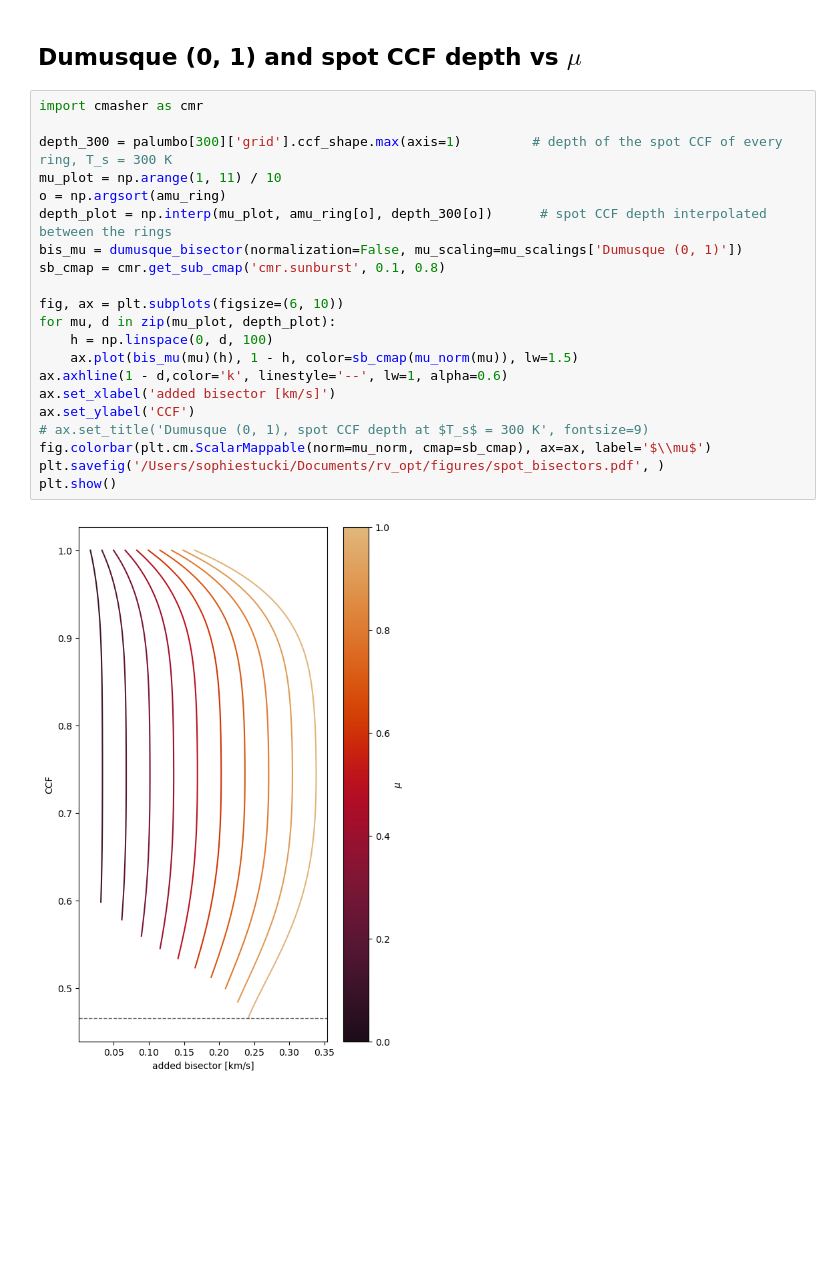
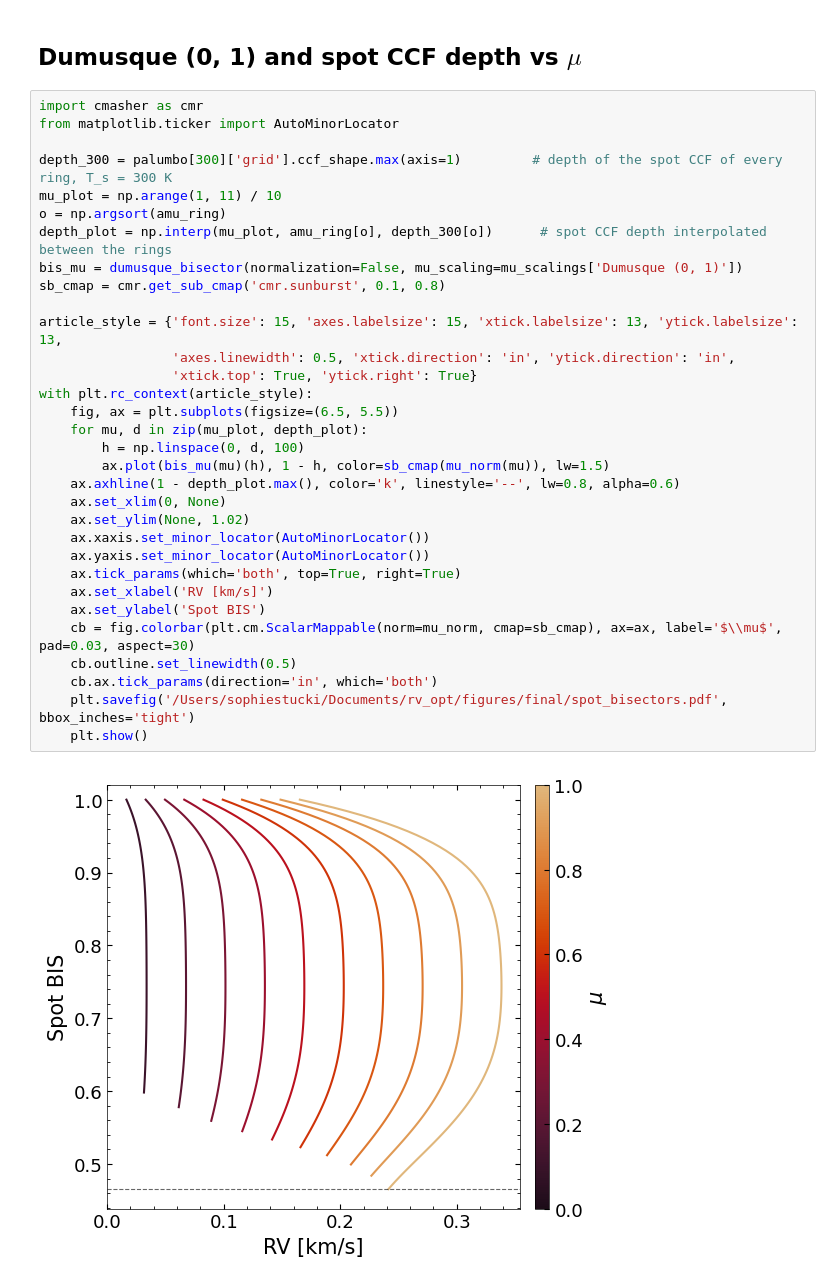
Before and after one commit to sophiestucki/sunsim, a Jupyter notebook: analysis/spot_dumusque_mu.ipynb, the cells around one changed output. Drawn from its saved outputs; the diff is of its cells as text; blank space fills up the shorter version.

```diff
--- a/analysis/spot_dumusque_mu.ipynb
+++ b/analysis/spot_dumusque_mu.ipynb
@@ -553,24 +553,35 @@ spot 1100 K, Dumusque (0, 1)     48.516      9.204     39.558
 ## Dumusque (0, 1) and spot CCF depth vs $\mu$
 # %%
 import cmasher as cmr
+from matplotlib.ticker import AutoMinorLocator
 
 depth_300 = palumbo[300]['grid'].ccf_shape.max(axis=1)         # depth of the spot CCF of every ring, T_s = 300 K
 mu_plot = np.arange(1, 11) / 10
 o = np.argsort(amu_ring)
 depth_plot = np.interp(mu_plot, amu_ring[o], depth_300[o])      # spot CCF depth interpolated between the rings
 bis_mu = dumusque_bisector(normalization=False, mu_scaling=mu_scalings['Dumusque (0, 1)'])
 sb_cmap = cmr.get_sub_cmap('cmr.sunburst', 0.1, 0.8)
 
-fig, ax = plt.subplots(figsize=(6, 10))
-for mu, d in zip(mu_plot, depth_plot):
-    h = np.linspace(0, d, 100)
-    ax.plot(bis_mu(mu)(h), 1 - h, color=sb_cmap(mu_norm(mu)), lw=1.5)
-ax.axhline(1 - d,color='k', linestyle='--', lw=1, alpha=0.6)
-ax.set_xlabel('added bisector [km/s]')
-ax.set_ylabel('CCF')
-# ax.set_title('Dumusque (0, 1), spot CCF depth at $T_s$ = 300 K', fontsize=9)
-fig.colorbar(plt.cm.ScalarMappable(norm=mu_norm, cmap=sb_cmap), ax=ax, label='$\\mu$')
-plt.savefig('/Users/sophiestucki/Documents/rv_opt/figures/spot_bisectors.pdf', )
-plt.show()
+article_style = {'font.size': 15, 'axes.labelsize': 15, 'xtick.labelsize': 13, 'ytick.labelsize': 13,
+                 'axes.linewidth': 0.5, 'xtick.direction': 'in', 'ytick.direction': 'in',
+                 'xtick.top': True, 'ytick.right': True}
+with plt.rc_context(article_style):
+    fig, ax = plt.subplots(figsize=(6.5, 5.5))
+    for mu, d in zip(mu_plot, depth_plot):
+        h = np.linspace(0, d, 100)
+        ax.plot(bis_mu(mu)(h), 1 - h, color=sb_cmap(mu_norm(mu)), lw=1.5)
+    ax.axhline(1 - depth_plot.max(), color='k', linestyle='--', lw=0.8, alpha=0.6)
+    ax.set_xlim(0, None)
+    ax.set_ylim(None, 1.02)
+    ax.xaxis.set_minor_locator(AutoMinorLocator())
+    ax.yaxis.set_minor_locator(AutoMinorLocator())
+    ax.tick_params(which='both', top=True, right=True)
+    ax.set_xlabel('RV [km/s]')
+    ax.set_ylabel('Spot BIS')
+    cb = fig.colorbar(plt.cm.ScalarMappable(norm=mu_norm, cmap=sb_cmap), ax=ax, label='$\\mu$', pad=0.03, aspect=30)
+    cb.outline.set_linewidth(0.5)
+    cb.ax.tick_params(direction='in', which='both')
+    plt.savefig('/Users/sophiestucki/Documents/rv_opt/figures/final/spot_bisectors.pdf', bbox_inches='tight')
+    plt.show()
 # %% [output]
-[figure, old version]
+[figure, new version]
```
Also changed, not shown: 15 other files.
